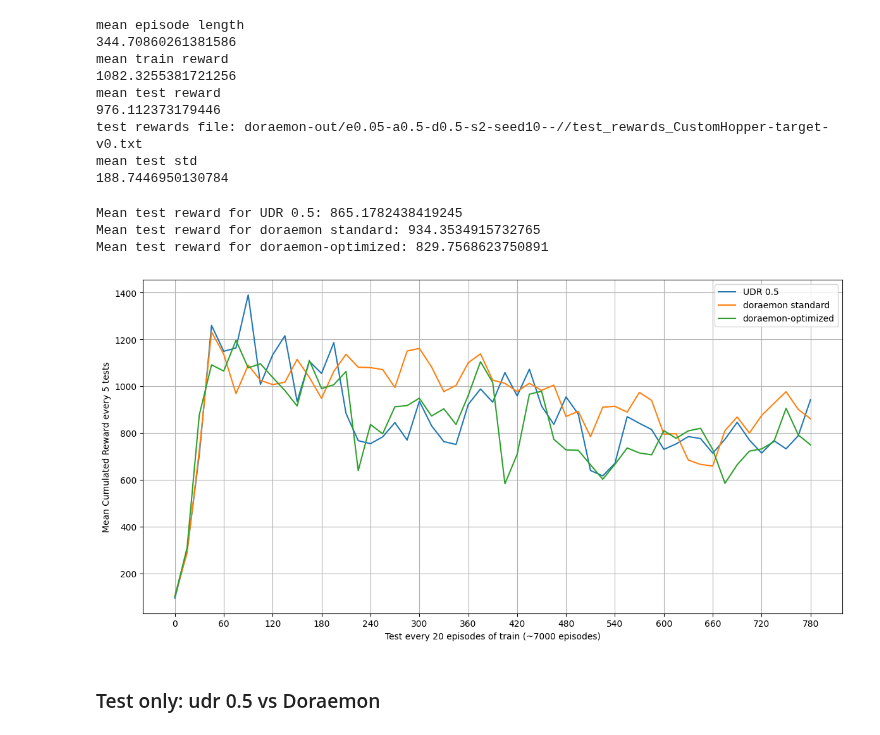
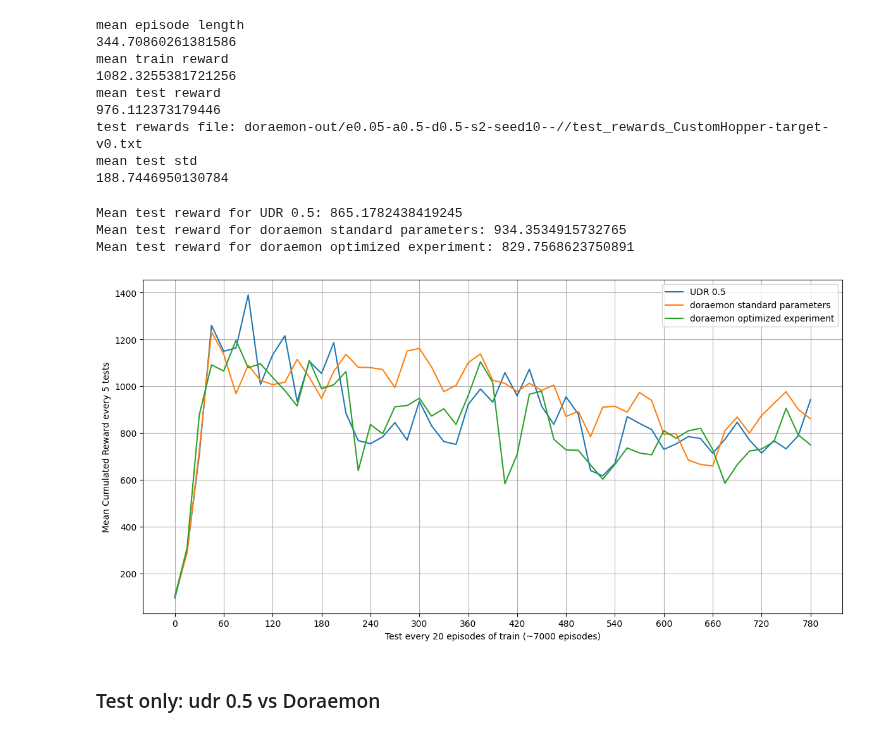
Before and after one commit to beppSpedicato/ReinforceLearning, a Jupyter notebook: ppo_doraemon.ipynb, the cells around one changed output. Saved outputs shown, nothing was run; the diff lists cells and outputs as text; code cells hidden in the pictures.

Commit message:
fix labels doraemon

```diff
--- a/ppo_doraemon.ipynb
+++ b/ppo_doraemon.ipynb
@@ -59,7 +59,7 @@ mean test std
 # %%
 import matplotlib.pyplot as plt
 
-labels = ['UDR 0.5', 'doraemon standard', 'doraemon-optimized']
+labels = ['UDR 0.5', 'doraemon standard parameters', 'doraemon optimized experiment']
 def plot_group_means_no_window(file_list):
     assert len(file_list) % len(labels) == 0, "Il numero di file deve essere un multiplo di 3"
 
@@ -109,36 +109,36 @@ def plot_group_means_no_window(file_list):
 
     xticks_positions = list(range(0, num_blocks, tick_interval))
     xticks_labels = [str(i * block_size) for i in xticks_positions]
 
     plt.xticks(xticks_positions, xticks_labels)
 
     plt.xlabel('Test every 20 episodes of train (~7000 episodes)')
     plt.ylabel('Mean Cumulated Reward every 5 tests')
     plt.grid(True)
     plt.legend()
     plt.tight_layout()
     plt.show()
 
 file_list = [
     'trained-models/udr/seed-10/0.5/test_rewards_CustomHopper-target-v0.txt',
     'trained-models/udr/seed-20/0.5/test_rewards_CustomHopper-target-v0.txt',
     'trained-models/udr/seed-40/0.5/test_rewards_CustomHopper-target-v0.txt',
 
     "trained-models/doraemon/e0.05-a0.5-d0.5-s2.0/seed-10/test_rewards_CustomHopper-target-v0.txt",
     "trained-models/doraemon/e0.05-a0.5-d0.5-s2.0/seed-20/test_rewards_CustomHopper-target-v0.txt",
     "trained-models/doraemon/e0.05-a0.5-d0.5-s2.0/seed-40/test_rewards_CustomHopper-target-v0.txt",
 
     "trained-models/doraemon/e0.09-a0.5-d0.18-s2.5/seed-10/test_rewards_CustomHopper-target-v0.txt",
     "trained-models/doraemon/e0.09-a0.5-d0.18-s2.5/seed-20/test_rewards_CustomHopper-target-v0.txt",
     "trained-models/doraemon/e0.09-a0.5-d0.18-s2.5/seed-40/test_rewards_CustomHopper-target-v0.txt"
 ]
 
 plot_group_means_no_window(file_list)
 # %% [output]
 Mean test reward for UDR 0.5: 865.1782438419245
-Mean test reward for doraemon standard: 934.3534915732765
-Mean test reward for doraemon-optimized: 829.7568623750891
+Mean test reward for doraemon standard parameters: 934.3534915732765
+Mean test reward for doraemon optimized experiment: 829.7568623750891
-[figure, old version]
+[figure, new version]
 # %% [markdown]
 ### Test only: udr 0.5 vs Doraemon
 # %%
```
